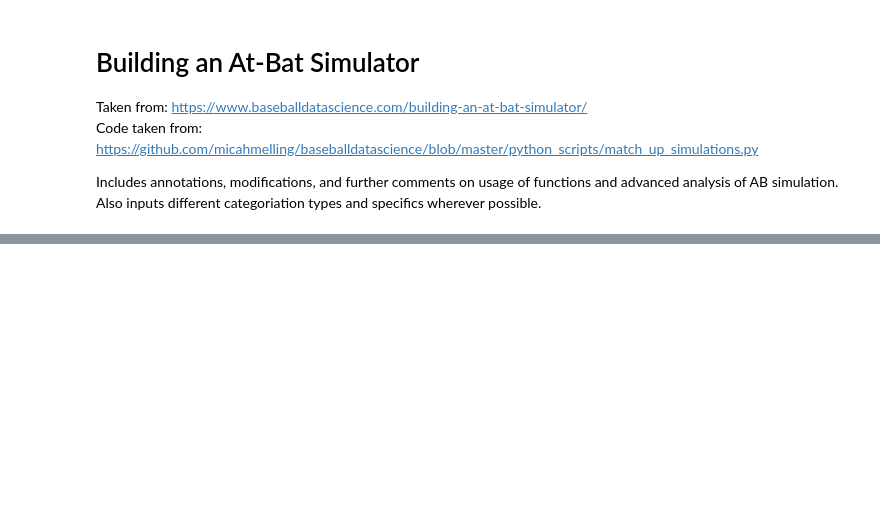
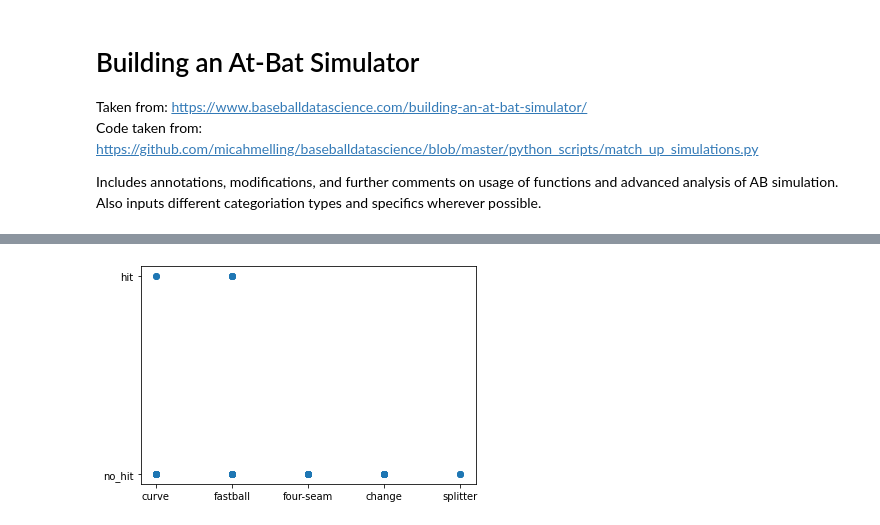
Before and after one commit to matthewjchin/baseballstats, a Jupyter notebook: matchup_sims.ipynb, the cells around one changed output, grey strips where cells are left out. Cells and saved outputs as stored; diff of their text form; code cells hidden in the pictures; blank space fills up the shorter version.

```diff
--- a/matchup_sims.ipynb
+++ b/matchup_sims.ipynb
@@ -446,0 +459,5 @@ if __name__ == "__main__":
+# %%
+plt.scatter(at_bat_results.pitch, at_bat_results.result)
+plt.show()
+# %% [output]
+[figure, added]
```
Also changed, not shown: parts of 2 cells of this notebook, 1 other file.
